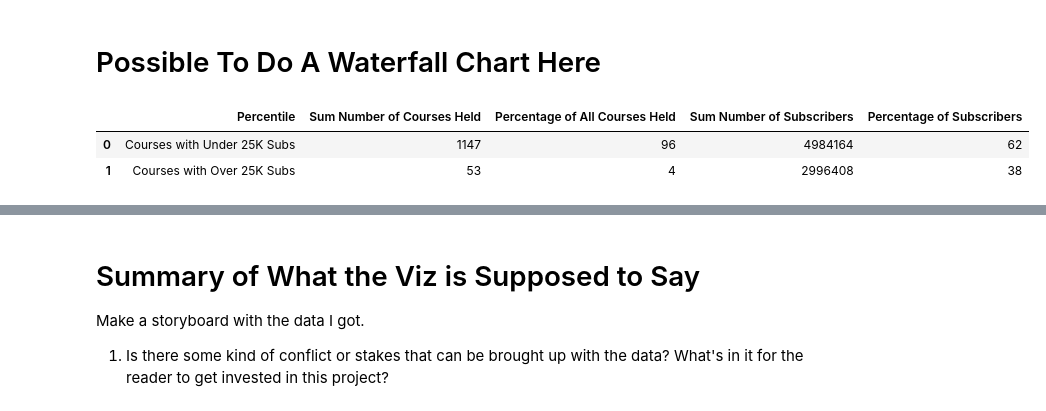
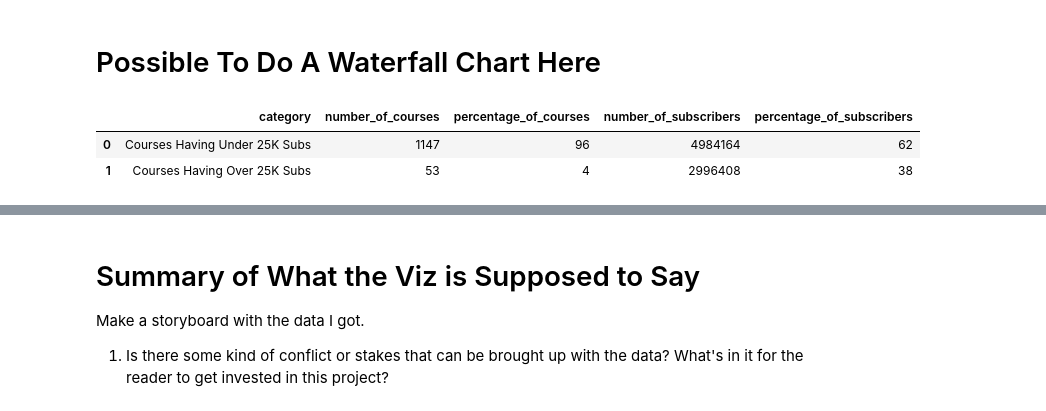
Before and after one commit to willnguyen14/udemy-viz-project, a Jupyter notebook: udemy.ipynb, the cells around one changed output, grey strips where cells are left out. Drawn from its saved outputs; the diff is of its cells as text; code cells hidden in the pictures.

```diff
--- a/udemy.ipynb
+++ b/udemy.ipynb
@@ -366,14 +354,14 @@ bottom_percentile
 # %%
 # remove spacing and capitalizing in column names
 
-data = {'Percentile': ['Courses with Under 25K Subs','Courses with Over 25K Subs'],
-        'Sum Number of Courses Held': [1147,53],
-        'Percentage of All Courses Held': [96,4],
-        'Sum Number of Subscribers': [4984164,2996408],
-        'Percentage of Subscribers': [62,38]}
-stats = pd.DataFrame(data, columns=['Percentile','Sum Number of Courses Held','Percentage of All Courses Held','Sum Number of Subscribers','Percentage of Subscribers'])
+data = {'category': ['Courses Having Under 25K Subs','Courses Having Over 25K Subs'],
+        'number_of_courses': [1147,53],
+        'percentage_of_courses': [96,4],
+        'number_of_subscribers': [4984164,2996408],
+        'percentage_of_subscribers': [62,38]}
+stats = pd.DataFrame(data, columns=['category','number_of_courses','percentage_of_courses','number_of_subscribers','percentage_of_subscribers'])
 stats
 # %% [output]
-|  | Percentile | Sum Number of Courses Held | Percentage of All Courses Held | Sum Number of Subscribers | Percentage of Subscribers |
-| 0 | Courses with Under 25K Subs | 1147 | 96 | 4984164 | 62 |
-| 1 | Courses with Over 25K Subs | 53 | 4 | 2996408 | 38 |
+|  | category | number_of_courses | percentage_of_courses | number_of_subscribers | percentage_of_subscribers |
+| 0 | Courses Having Under 25K Subs | 1147 | 96 | 4984164 | 62 |
+| 1 | Courses Having Over 25K Subs | 53 | 4 | 2996408 | 38 |
```
Also changed, not shown: parts of 35 cells of this notebook.
